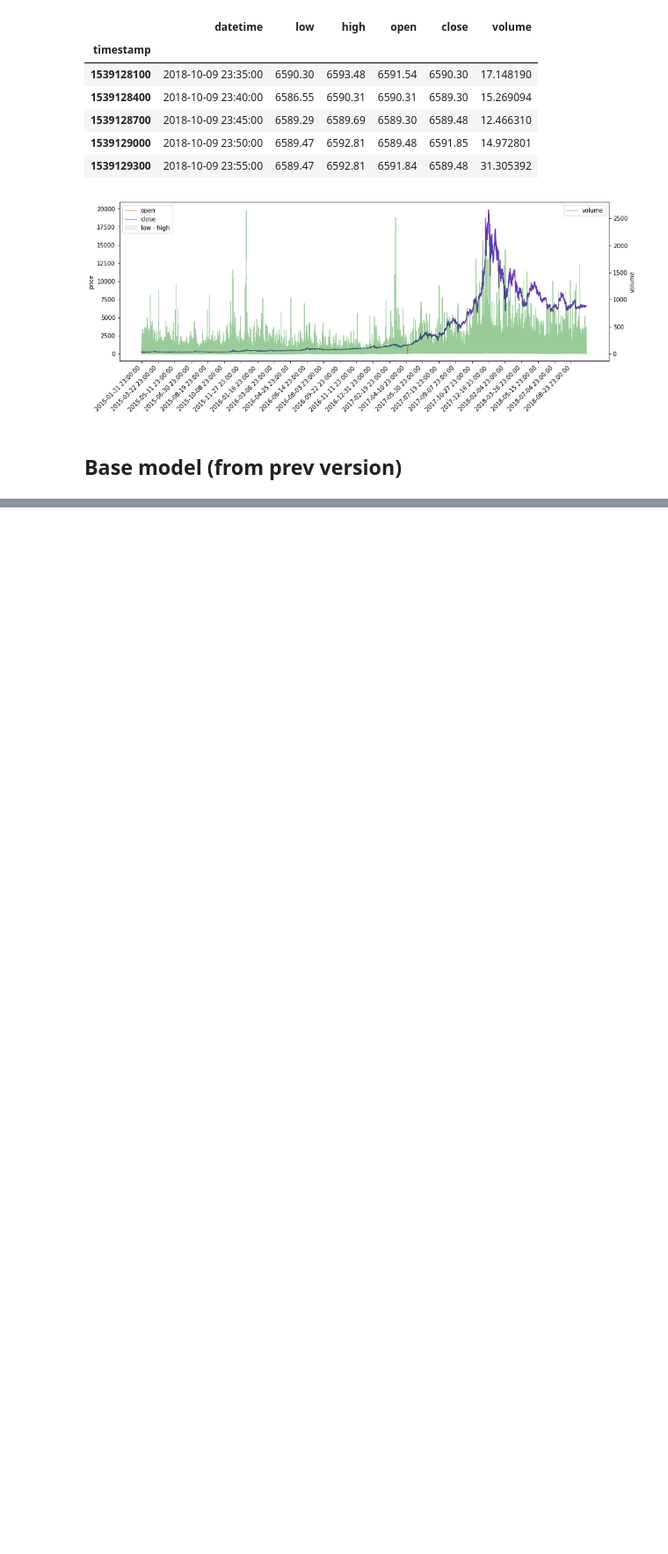
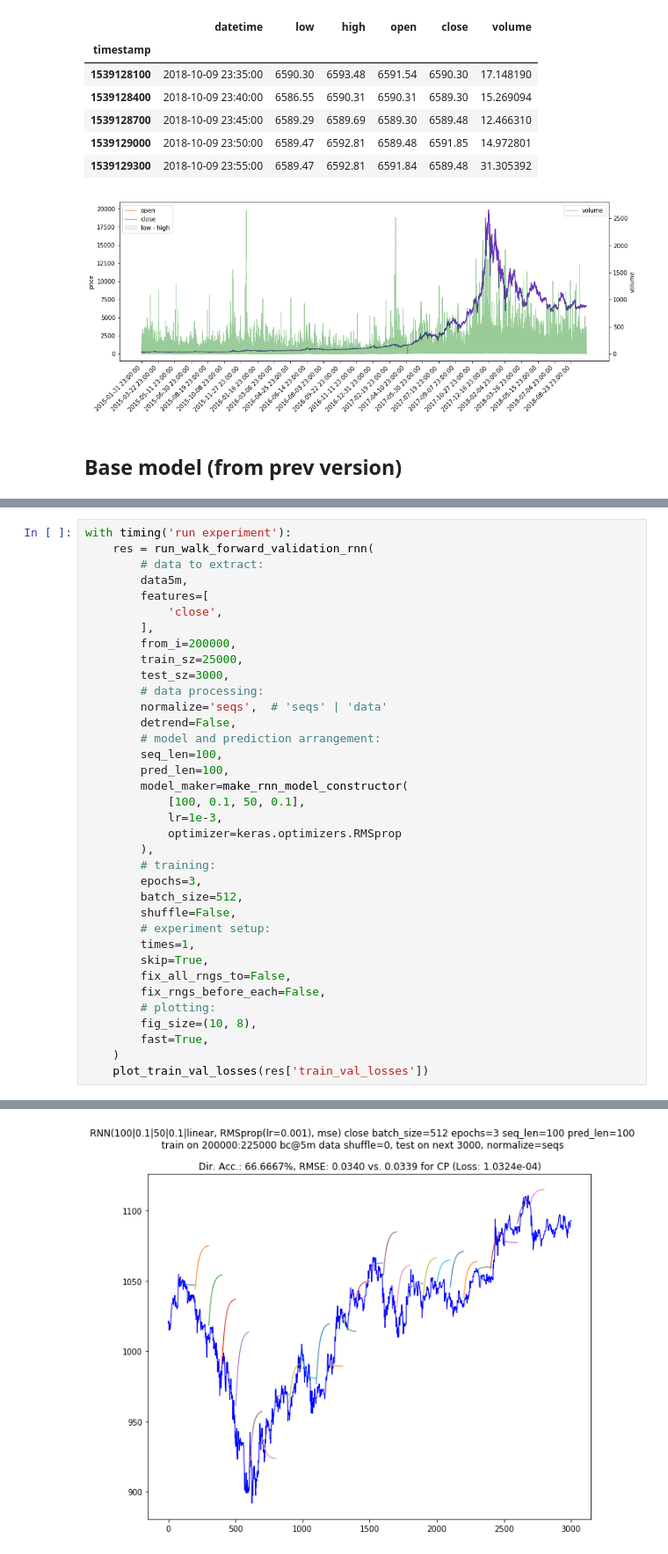
Before and after one commit to NeuronQ/udacity-capstone, a Jupyter notebook: experiments-model-architecture-for-5min-predictions.ipynb, the cells around one changed output, grey strips where cells are left out. Shown: that part at 88% size. Cells and saved outputs as stored; diff of their text form; blank space fills up the shorter version.

```diff
--- a/experiments-model-architecture-for-5min-predictions.ipynb
+++ b/experiments-model-architecture-for-5min-predictions.ipynb
@@ -153,0 +158,37 @@ Epoch 1/3
+# %%
+with timing('run experiment'):
+    res = run_walk_forward_validation_rnn(
+        # data to extract:
+        data5m,
+        features=[
+            'close',
+        ],
+        from_i=200000,
+        train_sz=25000,
+        test_sz=3000,
+        # data processing:
+        normalize='seqs',  # 'seqs' | 'data'
+        detrend=False,
+        # model and prediction arrangement:
+        seq_len=100,
+        pred_len=100,
+        model_maker=make_rnn_model_constructor(
+            [100, 0.1, 50, 0.1],
+            lr=1e-3,
+            optimizer=keras.optimizers.RMSprop
+        ),
+        # training:
+        epochs=3,
+        batch_size=512,
+        shuffle=False,
+        # experiment setup:
+        times=1,
+        skip=True,
+        fix_all_rngs_to=False,
+        fix_rngs_before_each=False,
+        # plotting:
+        fig_size=(10, 8),
+        fast=True,
+    )
+    plot_train_val_losses(res['train_val_losses'])
+# %% [output]
@@ -153,0 +212 @@ Epoch 1/3
+[figure, added]
```
Also changed, not shown: parts of 5 cells of this notebook, 29 other files.
